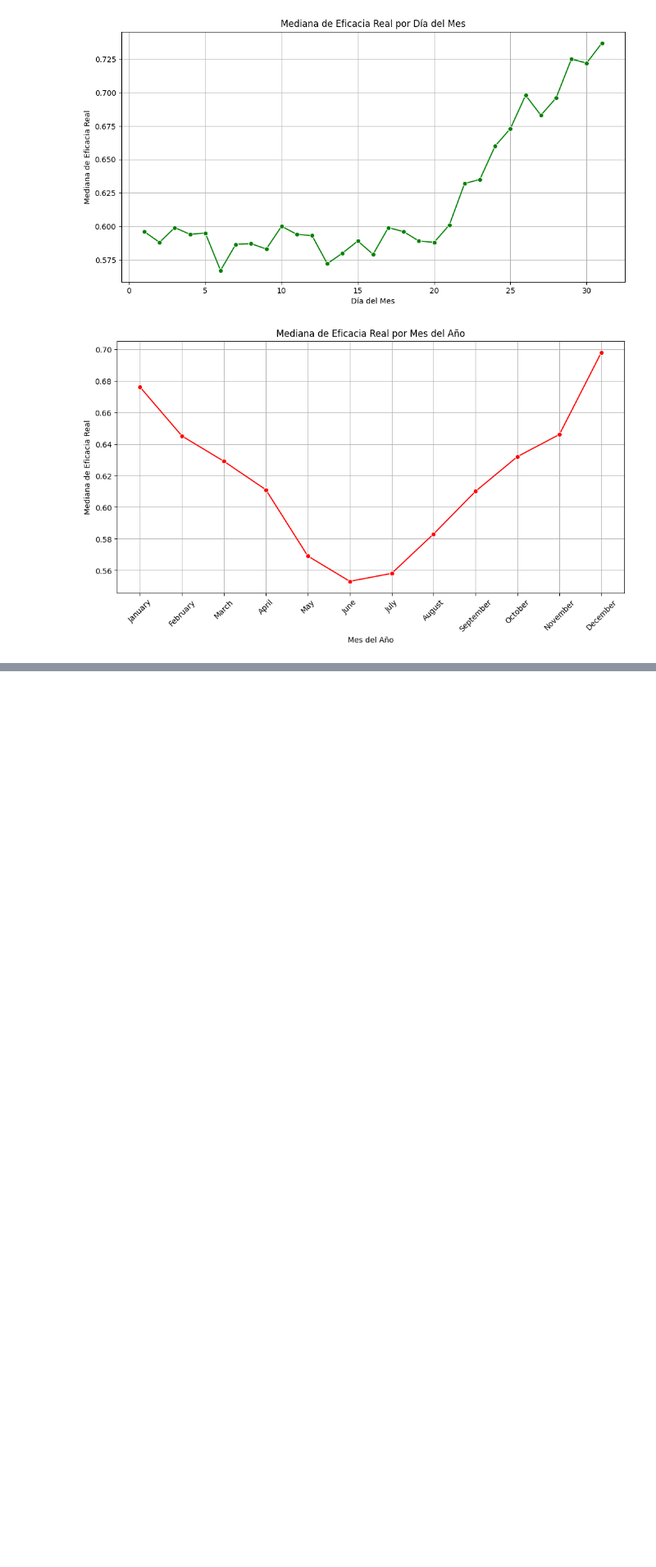
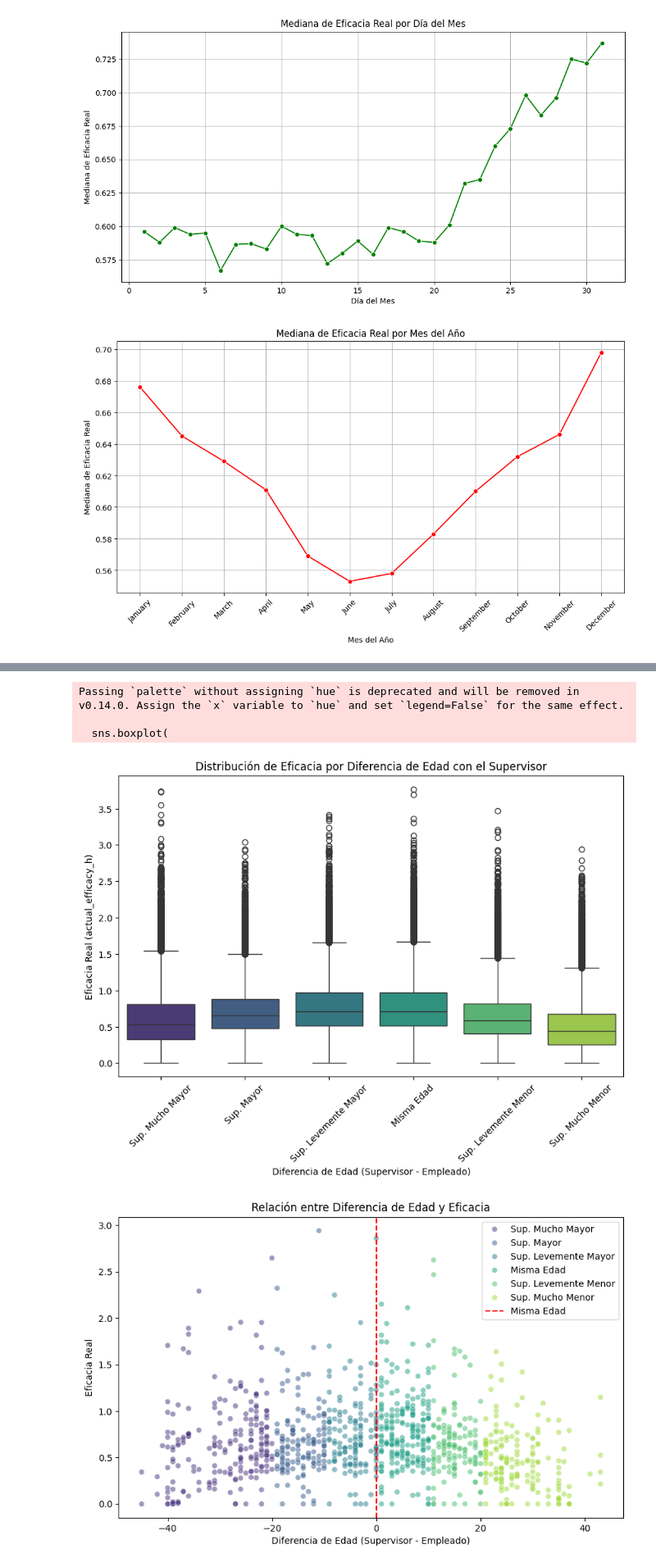
Before and after one commit to JuanAddad/analisis_dataset_3, a Jupyter notebook: analisis_dataset_3.ipynb, the cells around one changed output, grey strips where cells are left out. Shown at 82% size. Saved outputs shown, nothing was run; the diff lists cells and outputs as text; code cells hidden in the pictures; blank space fills up the shorter version.

```diff
--- a/analisis_dataset_3.ipynb
+++ b/analisis_dataset_3.ipynb
@@ -547,0 +571,14 @@ Se consideró nuevamente la mediana al ser más robusta frente a valores atípic
+# %%
+# Preparando los datos
+# Filtrar solo eventos de Efficacy (para enfocarnos en registros con datos de eficacia)
+df_efficacy = df[df['behav_comptype_h'] == 'Efficacy'].copy()
+
+# Eliminar filas donde falten valores en las columnas clave (evitar errores en el análisis)
+df_efficacy = df_efficacy.dropna(subset=['actual_efficacy_h', 'sup_sub_age_diff'])
+
+# Crear categorías de diferencia de edad para agrupar y visualizar mejor los datos
+df_efficacy['age_diff_category'] = pd.cut(
+    df_efficacy['sup_sub_age_diff'],  # Columna numérica a categorizar
+    bins=[-60, -20, -10, 0, 10, 20, 60],  # Límites de los rangos de edad
+    labels=['Sup. Mucho Mayor', 'Sup. Mayor', 'Sup. Levemente Mayor', 'Misma Edad', 'Sup. Levemente Menor', 'Sup. Mucho Menor']  # Etiquetas legibles
+)
@@ -547,0 +603,39 @@ Se consideró nuevamente la mediana al ser más robusta frente a valores atípic
+# %%
+# Visualización
+# Boxplot: Distribución de eficacia por categoría de diferencia de edad
+plt.figure(figsize=(10, 6))  # Tamaño del gráfico
+sns.boxplot(
+    data=df_efficacy,  # DataFrame a usar
+    x='age_diff_category',  # Eje X: categorías de edad
+    y='actual_efficacy_h',  # Eje Y: eficacia
+    order=['Sup. Mucho Mayor', 'Sup. Mayor', 'Sup. Levemente Mayor', 'Misma Edad', 'Sup. Levemente Menor', 'Sup. Mucho Menor'],  # Orden personalizado
+    palette='viridis'  # Esquema de colores
+)
+plt.title('Distribución de Eficacia por Diferencia de Edad con el Supervisor')
+plt.xlabel('Diferencia de Edad (Supervisor - Empleado)')
+plt.ylabel('Eficacia Real (actual_efficacy_h)')
+plt.xticks(rotation=45)  # Rotar etiquetas del eje X para legibilidad
+plt.show()
+
+# Scatter plot: Relación numérica entre diferencia de edad y eficacia (muestra aleatoria de 1000 puntos para evitar saturación)
+plt.figure(figsize=(10, 6))
+sns.scatterplot(
+    data=df_efficacy.sample(1000, random_state=42),  # Muestra aleatoria reproducible
+    x='sup_sub_age_diff',  # Eje X: diferencia de edad numérica
+    y='actual_efficacy_h',  # Eje Y: eficacia
+    alpha=0.5,  # Transparencia para ver superposición de puntos
+    hue='age_diff_category',  # Color por categoría de edad
+    palette='viridis'  # Mismo esquema de colores que el boxplot
+)
+plt.title('Relación entre Diferencia de Edad y Eficacia')
+plt.xlabel('Diferencia de Edad (Supervisor - Empleado)')
+plt.ylabel('Eficacia Real')
+plt.axvline(0, color='red', linestyle='--', label='Misma Edad')  # Línea vertical en diferencia=0
+plt.legend()
+plt.show()
+# %% [output]
+Passing `palette` without assigning `hue` is deprecated and will be removed in v0.14.0. Assign the `x` variable to `hue` and set `legend=False` for the same effect.
+
+  sns.boxplot(
+[figure, added]
+[figure, added]
```
Also changed, not shown: parts of 44 cells of this notebook.
